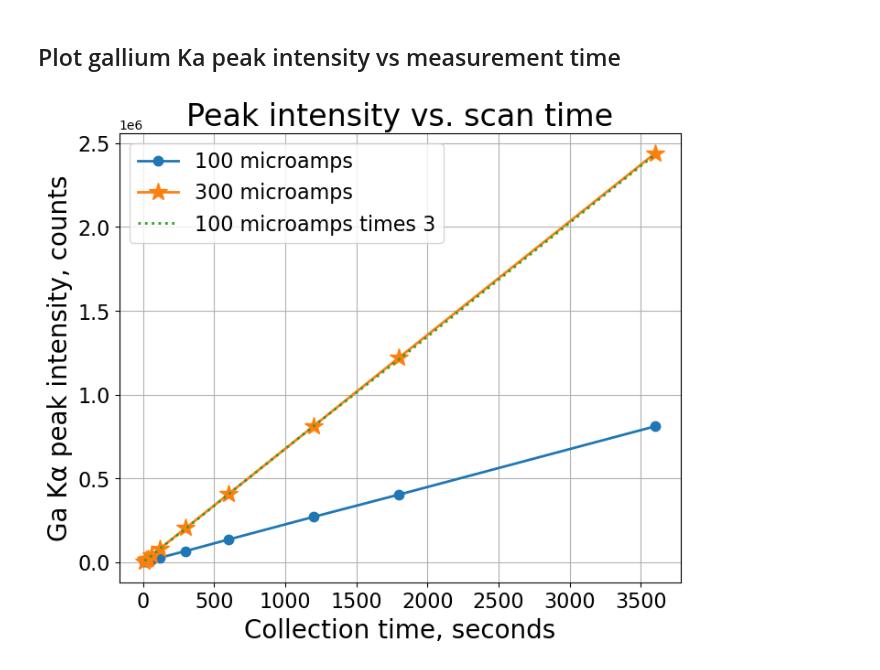
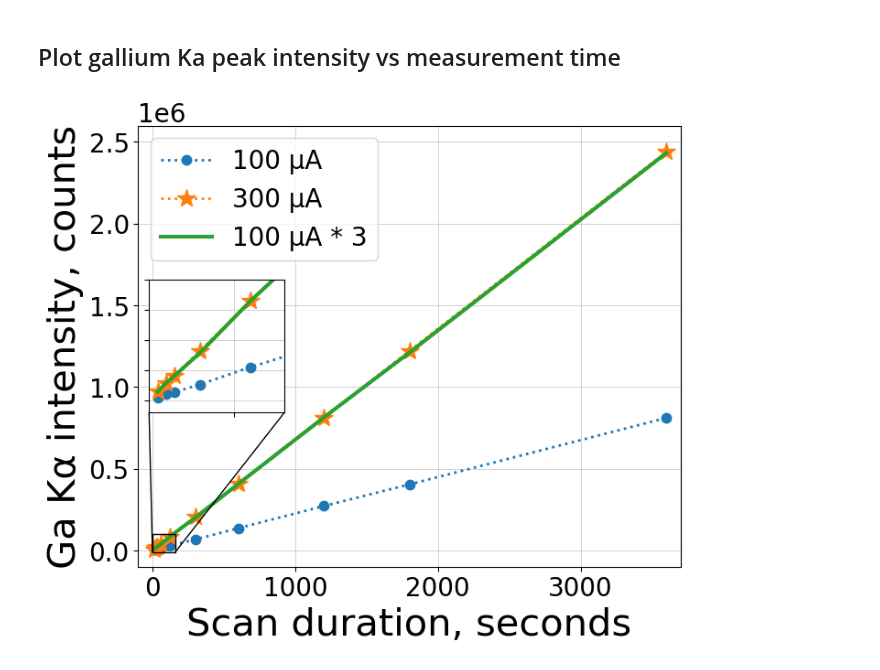
Before and after one commit to ELFREELAND/xrf-thickness-studies, a Jupyter notebook: scan time studies/scan_time_studies.ipynb, the cells around one changed output. Drawn from its saved outputs; the diff is of its cells as text; code cells hidden in the pictures.

```diff
--- a/scan time studies/scan_time_studies.ipynb
+++ b/scan time studies/scan_time_studies.ipynb
@@ -158,11 +158,11 @@ plt.show()
 # %%
 ms = 15 #marker size
 title_font = {"fontsize": 24}
-legend_font_size = 16
-axes_font = {"fontsize": 20}
-tick_label_size = 16
+legend_font_size = 20
+axes_font = {"fontsize": 30}
+tick_label_size = 20
 fit_line_size = 2
-grid_width = 0.8
+grid_width = 0.4
 
 figure_size = (7, 6)
 # %%
@@ -202,21 +203,36 @@ plt.savefig("noise_vs_scan_time.png")
 # %%
 f, ax = plt.subplots(figsize=figure_size, layout="constrained")
 
-ax.plot(keys, [dat_100[i][5] for i in keys], ".-", label="100 microamps", markersize=ms, linewidth=fit_line_size)
-ax.plot(keys, [dat_300[i][5] for i in keys], "*-", label="300 microamps", markersize=ms, linewidth=fit_line_size)
-ax.plot(keys, [dat_100[i][5]*3 for i in keys], ":", label="100 microamps times 3", markersize=ms, linewidth=fit_line_size)
+ax.plot(keys, [dat_100[i][5] for i in keys], ".:", label="100 \u03bcA", markersize=ms, linewidth=fit_line_size)
+ax.plot(keys, [dat_300[i][5] for i in keys], "*:", label="300 \u03bcA", markersize=ms, linewidth=fit_line_size)
+ax.plot(keys, [dat_100[i][5]*3 for i in keys], "-", label="100 \u03bcA * 3", markersize=ms, linewidth=fit_line_size+1)
 
 ax.grid(visible=True, linewidth=grid_width)
-ax.set_xlabel("Collection time, seconds", fontdict=axes_font)
-ax.set_ylabel("Ga K\u03b1 peak intensity, counts", fontdict=axes_font)
-ax.set_title("Peak intensity vs. scan time", fontdict=title_font)
+ax.set_xlabel("Scan duration, seconds", fontdict=axes_font)
+ax.set_ylabel("Ga K\u03b1 intensity, counts", fontdict=axes_font)
+#ax.set_title("Peak intensity vs. scan time", fontdict=title_font)
 
 ax.tick_params(axis="both", which="major", labelsize=tick_label_size)
+ax.yaxis.get_offset_text().set_fontsize(tick_label_size)
 
-ax.legend(fontsize=legend_font_size)
+ax.legend(fontsize=legend_font_size)#, loc="lower right")
+
+ax.axis([-100, 3700, -100000, 2600000])
+
+#inset axes for thinnest film data
+ax2 = ax.inset_axes([0.02, 0.35, 0.25, 0.3])
+ax2.grid(True, linewidth = grid_width)
+ax2.plot(keys, [dat_100[i][5] for i in keys], ".:", markersize=ms, linewidth=fit_line_size)
+ax2.plot(keys, [dat_300[i][5] for i in keys], "*:", markersize=ms, linewidth=fit_line_size)
+ax2.plot(keys, [dat_100[i][5]*3 for i in keys], "-", markersize=ms, linewidth=fit_line_size+1)
+ax2.axis([0, 160, -10000, 100000])
+ax2.set_xticklabels([]) #make it so there are no tick labels on the inset axes
+ax2.set_yticklabels([])
+
+ax.indicate_inset(inset_ax = ax2, bounds=[0, -10000, 160, 110000], edgecolor="black", alpha=1)
 
 #ax.axis([-10, 310, -10000, 220000])
 
 plt.savefig("intensity_vs_scan_time.png")
 # %% [output]
-[figure, old version]
+[figure, new version]
```
Also changed, not shown: parts of 1 cell of this notebook, 5 other files.
